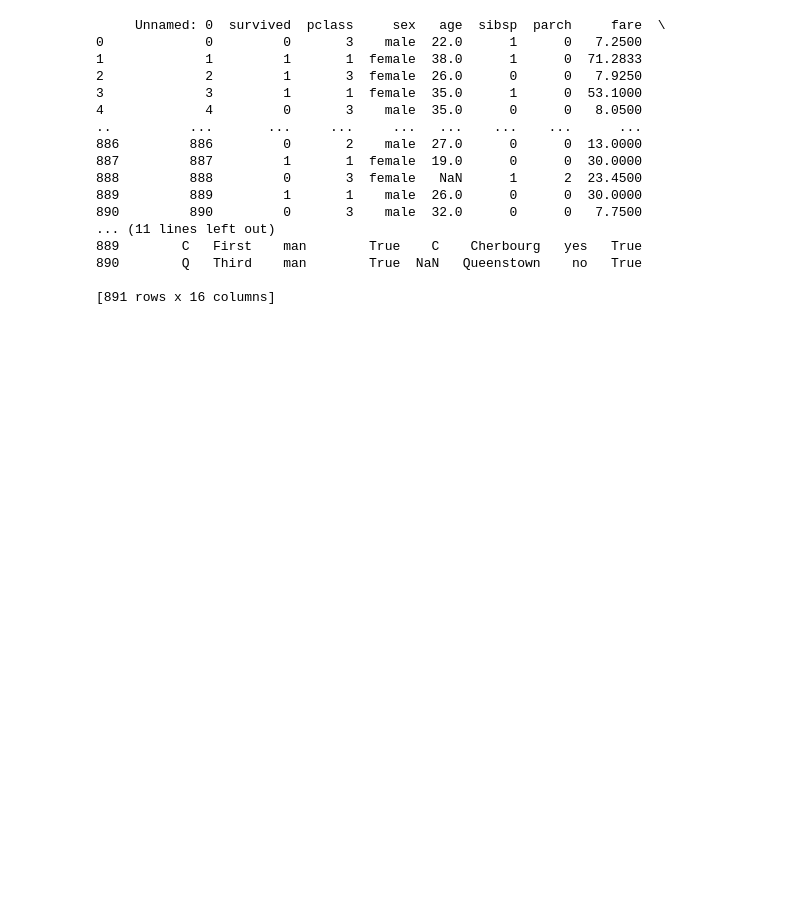
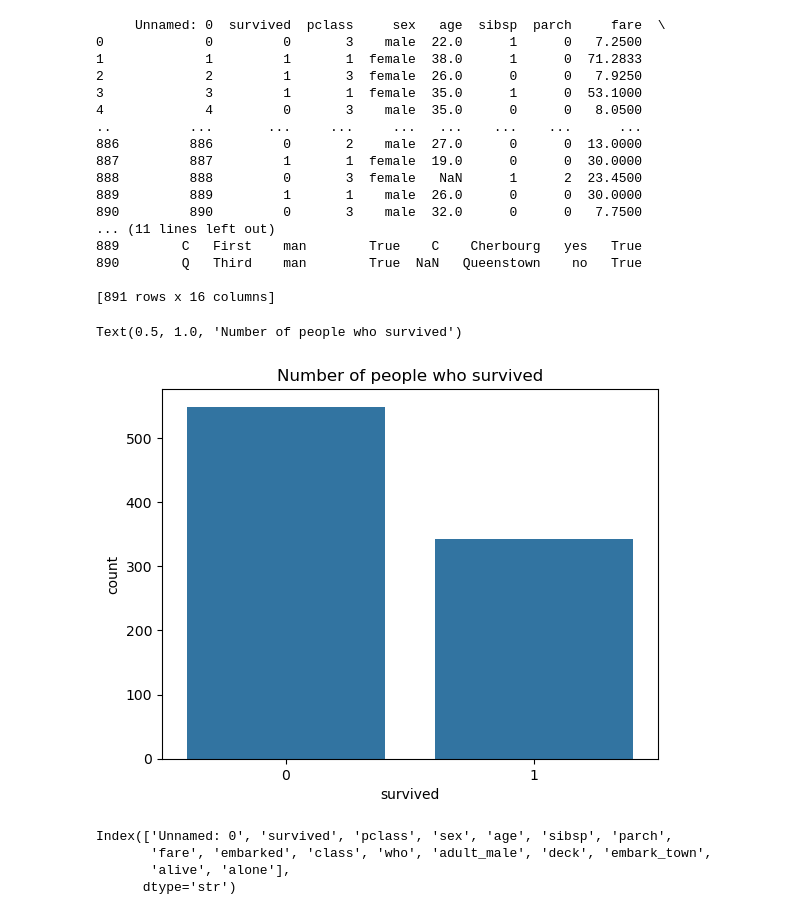
Before and after one commit to aayushma013/DataScience, a Jupyter notebook: Untitled2.ipynb, the cells around one changed output. Cells and saved outputs as stored; diff of their text form; code cells hidden in the pictures; blank space fills up the shorter version.

Commit message:
data visualization

```diff
--- a/Untitled2.ipynb
+++ b/Untitled2.ipynb
@@ -20,3 +22,16 @@ print(df)
 890        Q   Third    man        True  NaN   Queenstown    no   True
 
 [891 rows x 16 columns]
+# %%
+sns.countplot(data = df, x = 'survived')
+plt.title('Number of people who survived')
+# %% [output]
+Text(0.5, 1.0, 'Number of people who survived')
+[figure, added]
+# %%
+df.columns
+# %% [output]
+Index(['Unnamed: 0', 'survived', 'pclass', 'sex', 'age', 'sibsp', 'parch',
+       'fare', 'embarked', 'class', 'who', 'adult_male', 'deck', 'embark_town',
+       'alive', 'alone'],
+      dtype='str')
```
Also changed, not shown: parts of 29 cells of this notebook, 1 other file.
